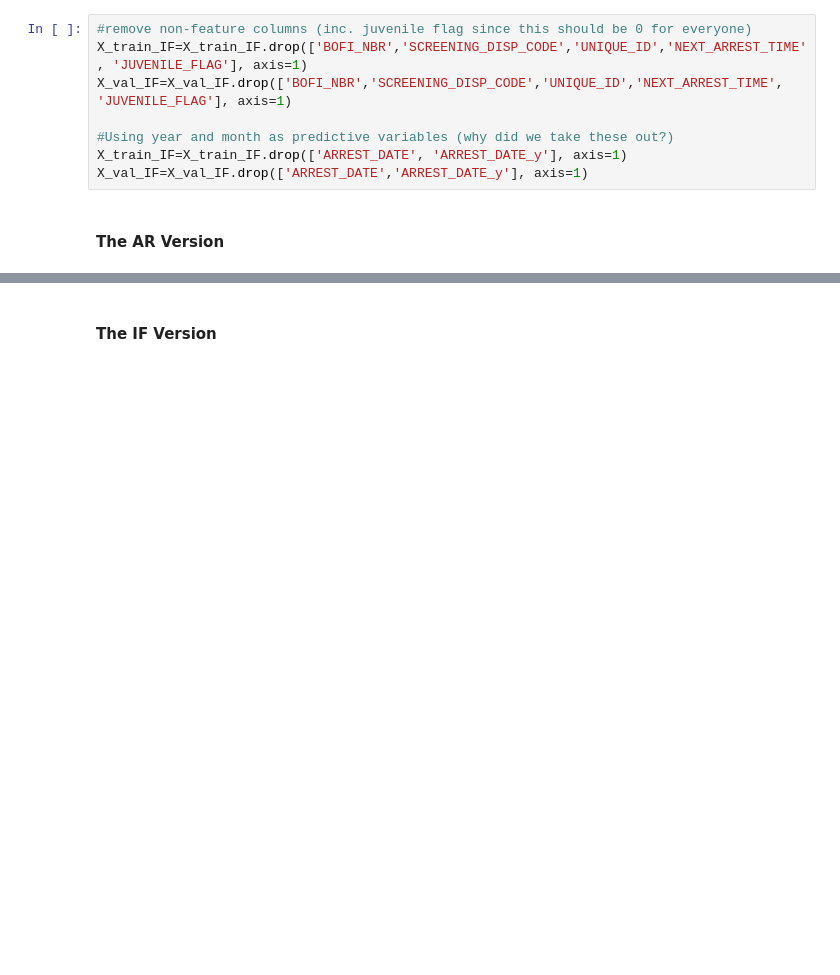
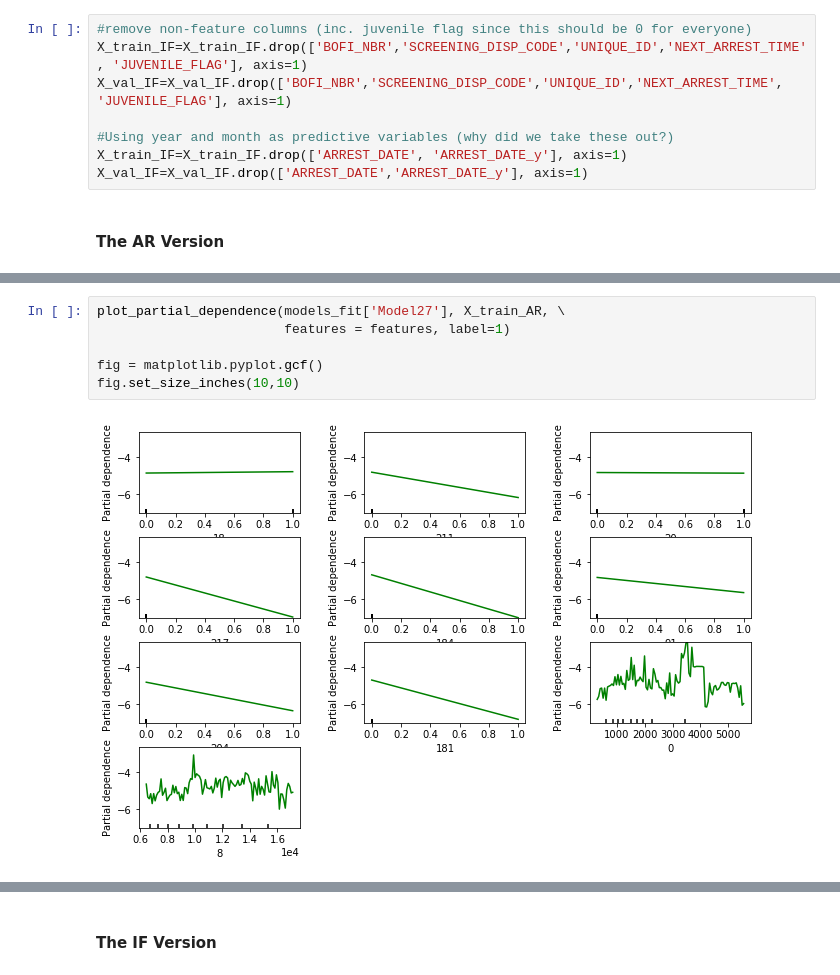
Before and after one commit to da1933/NODA, a Jupyter notebook: CR_independent_study/Modeling-Predicted Prosecutor.ipynb, the cells around one changed output, grey strips where cells are left out. Drawn from its saved outputs; the diff is of its cells as text; blank space fills up the shorter version.

```diff
--- a/CR_independent_study/Modeling-Predicted Prosecutor.ipynb
+++ b/CR_independent_study/Modeling-Predicted Prosecutor.ipynb
@@ -438 +527,9 @@ y_val_AR.shape
+# %%
+plot_partial_dependence(models_fit['Model27'], X_train_AR, \
+                        features = features, label=1)
+
+fig = matplotlib.pyplot.gcf()
+fig.set_size_inches(10,10)
+# %% [output]
+[figure, added]
 # %%
```
Also changed, not shown: parts of 80 cells of this notebook, 1 other file.
